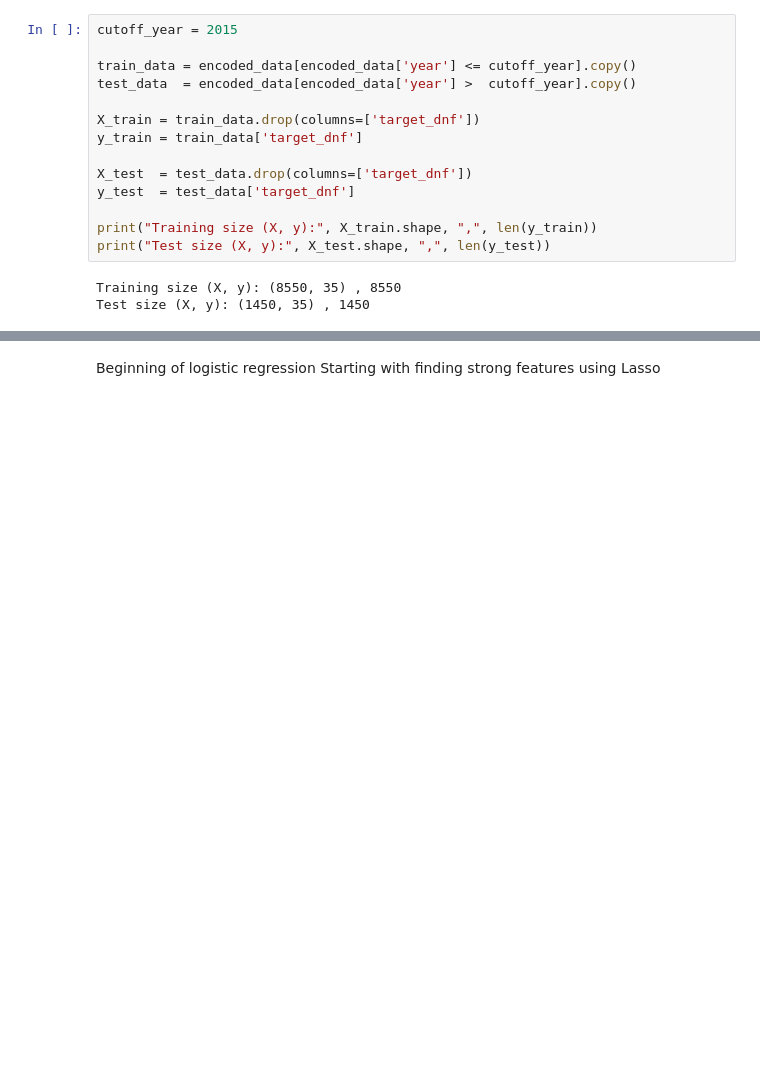
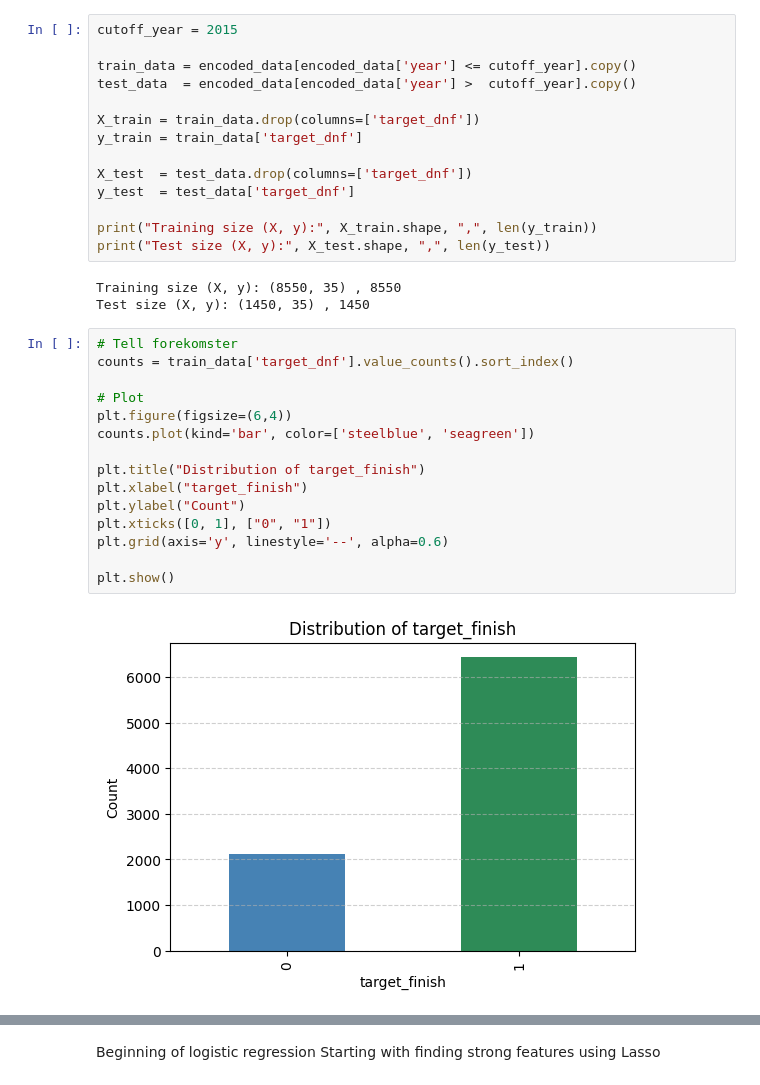
Before and after one commit to NilsHLund/f1-dnf-analysis, a Jupyter notebook: 41/code.ipynb, the cells around one changed output, grey strips where cells are left out. Drawn from its saved outputs; the diff is of its cells as text; blank space fills up the shorter version.

```diff
--- a/41/code.ipynb
+++ b/41/code.ipynb
@@ -273,3 +315,20 @@ print("Test size (X, y):", X_test.shape, ",", len(y_test))
 # %% [output]
 Training size (X, y): (8550, 35) , 8550
 Test size (X, y): (1450, 35) , 1450
+# %%
+# Tell forekomster
+counts = train_data['target_dnf'].value_counts().sort_index()
+
+# Plot
+plt.figure(figsize=(6,4))
+counts.plot(kind='bar', color=['steelblue', 'seagreen'])
+
+plt.title("Distribution of target_finish")
+plt.xlabel("target_finish")
+plt.ylabel("Count")
+plt.xticks([0, 1], ["0", "1"])
+plt.grid(axis='y', linestyle='--', alpha=0.6)
+
+plt.show()
+# %% [output]
+[figure, added]
```
Also changed, not shown: parts of 30 cells of this notebook.
